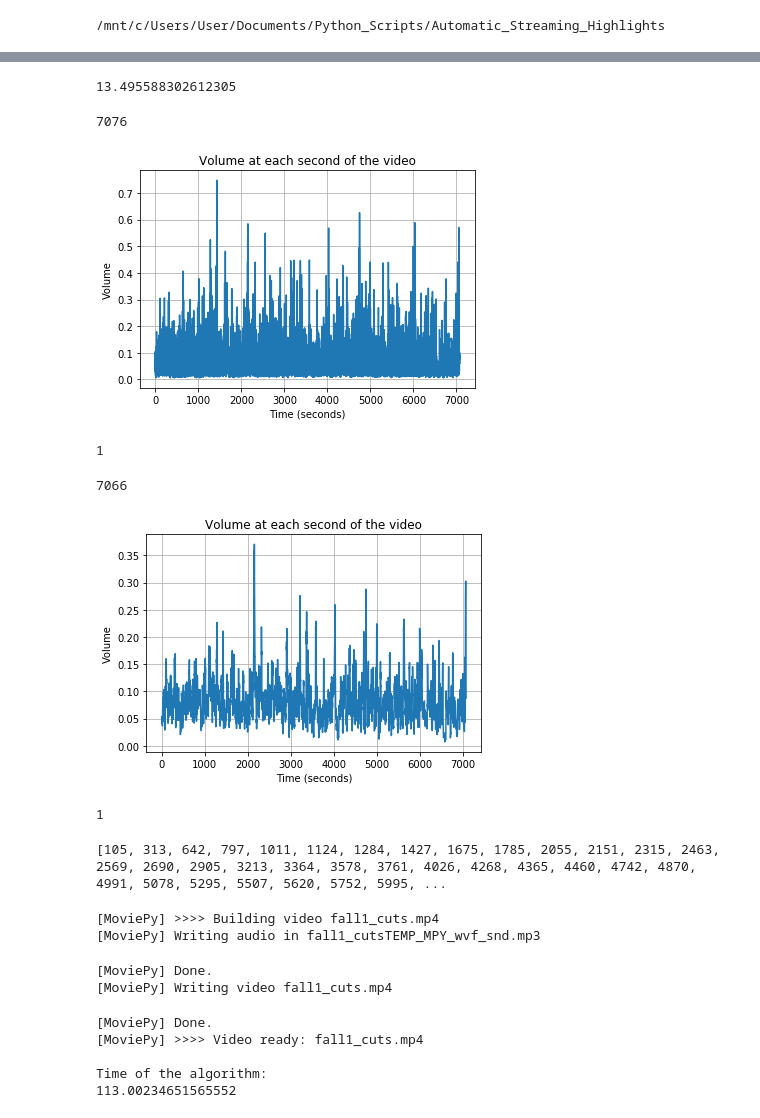
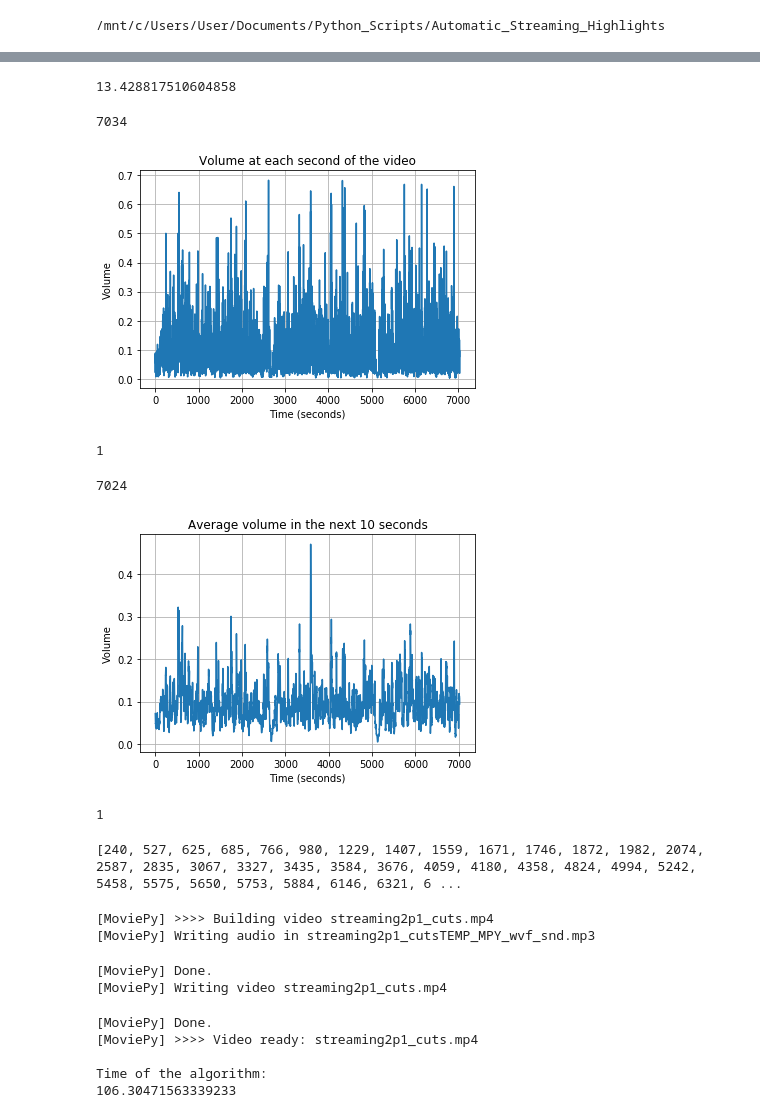
Before and after one commit to spolo96/automatic-stream-highlights, a Jupyter notebook: Automatic Streaming Highlights.ipynb, the cells around one changed output, grey strips where cells are left out. Cells and saved outputs as stored; diff of their text form; code cells hidden in the pictures.

Commit message:
ShowTimeGraph function updated

```diff
--- a/Automatic Streaming Highlights.ipynb
+++ b/Automatic Streaming Highlights.ipynb
@@ -21,10 +21,10 @@ fall1.mp4
 # %%
-def showTimeGraph(x1,y1):
+def showTimeGraph(x1,y1,title):
     fig, ax = plt.subplots() # Create a figure and an axes.
     ax.plot(x1,y1) # Plot some data on the axes.
 
     ax.set(xlabel='Time (seconds)', ylabel='Volume',
-        title='Volume at each second of the video')
+        title=title)
     ax.grid()
     #ax.legend()  # Add a legend.
 
@@ -37,7 +37,7 @@ from moviepy.editor import VideoFileClip, concatenate
 
 start = time.time()
 
-clip = VideoFileClip("fall1.mp4")
+clip = VideoFileClip("streaming2p1.mp4")
 cut = lambda i: clip.audio.subclip(i,i+1).to_soundarray(fps=22000)
 volume = lambda array: np.sqrt(((1.0*array)**2).mean())
 volumes = [volume(cut(i)) for i in range(0,int(clip.duration-1))]
@@ -45,7 +45,7 @@ volumes = [volume(cut(i)) for i in range(0,int(clip.duration-1))]
 end = time.time()
 print(end - start)
 # %% [output]
-13.495588302612305
+13.428817510604858
 # %%
 print(len(volumes))
 
@@ -53,11 +53,11 @@ a_list = list(range(0, len(volumes)))
 
 #print(a_list)
 # %% [output]
-7076
+7034
 # %%
-showTimeGraph(a_list, volumes)
+showTimeGraph(a_list, volumes, 'Volume at each second of the video')
 # %% [output]
-[figure, old version]
+[figure, new version]
 1
 # %%
 averaged_volumes = np.array([sum(volumes[i:i+10])/10
@@ -67,11 +67,11 @@ a_list = list(range(0, len(volumes)-10))
 # %%
 print(len(a_list))
 # %% [output]
-7066
+7024
 # %%
-showTimeGraph(a_list, averaged_volumes)
+showTimeGraph(a_list, averaged_volumes, 'Average volume in the next 10 seconds')
 # %% [output]
-[figure, old version]
+[figure, new version]
 1
 # %%
 increases = np.diff(averaged_volumes)[:-1]>=0
@@ -90,22 +90,22 @@ for t in peaks_times:
 # %%
 print(final_times)
 # %% [output]
-[105, 313, 642, 797, 1011, 1124, 1284, 1427, 1675, 1785, 2055, 2151, 2315, 2463, 2569, 2690, 2905, 3213, 3364, 3578, 3761, 4026, 4268, 4365, 4460, 4742, 4870, 4991, 5078, 5295, 5507, 5620, 5752, 5995, ...
+[240, 527, 625, 685, 766, 980, 1229, 1407, 1559, 1671, 1746, 1872, 1982, 2074, 2587, 2835, 3067, 3327, 3435, 3584, 3676, 4059, 4180, 4358, 4824, 4994, 5242, 5458, 5575, 5650, 5753, 5884, 6146, 6321, 6 ...
 # %%
 start = time.time()
 final = concatenate([clip.subclip(max(t-5,0),min(t+5, clip.duration))
                      for t in final_times])
-final.to_videofile('fall1_cuts.mp4') # low quality is the default
+final.to_videofile('streaming2p1_cuts.mp4') # low quality is the default
 end = time.time()
 print("Time of the algorithm: ")
 print(end - start)
 # %% [output]
-[MoviePy] >>>> Building video fall1_cuts.mp4
-[MoviePy] Writing audio in fall1_cutsTEMP_MPY_wvf_snd.mp3
+[MoviePy] >>>> Building video streaming2p1_cuts.mp4
+[MoviePy] Writing audio in streaming2p1_cutsTEMP_MPY_wvf_snd.mp3
 [MoviePy] Done.
-[MoviePy] Writing video fall1_cuts.mp4
+[MoviePy] Writing video streaming2p1_cuts.mp4
 [MoviePy] Done.
-[MoviePy] >>>> Video ready: fall1_cuts.mp4
+[MoviePy] >>>> Video ready: streaming2p1_cuts.mp4
 
 Time of the algorithm:
-113.00234651565552
+106.30471563339233
```
Also changed, not shown: parts of 2 cells of this notebook.
